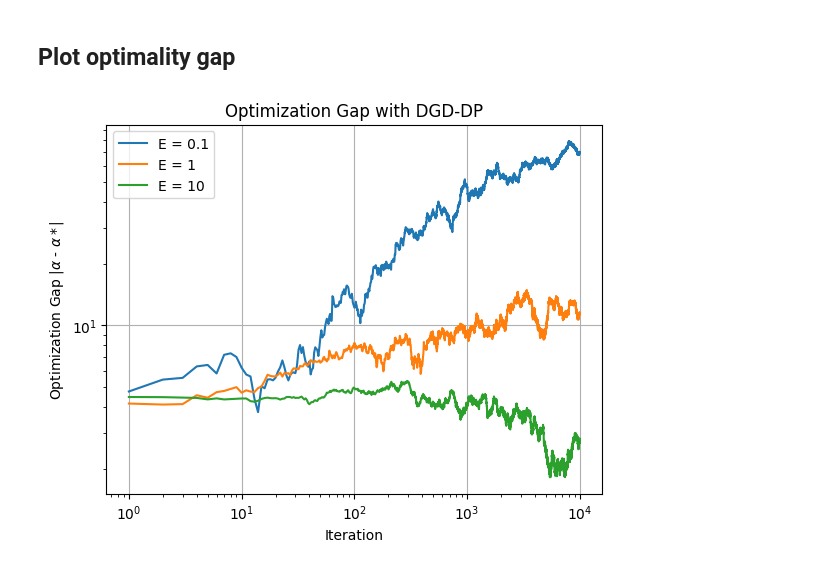
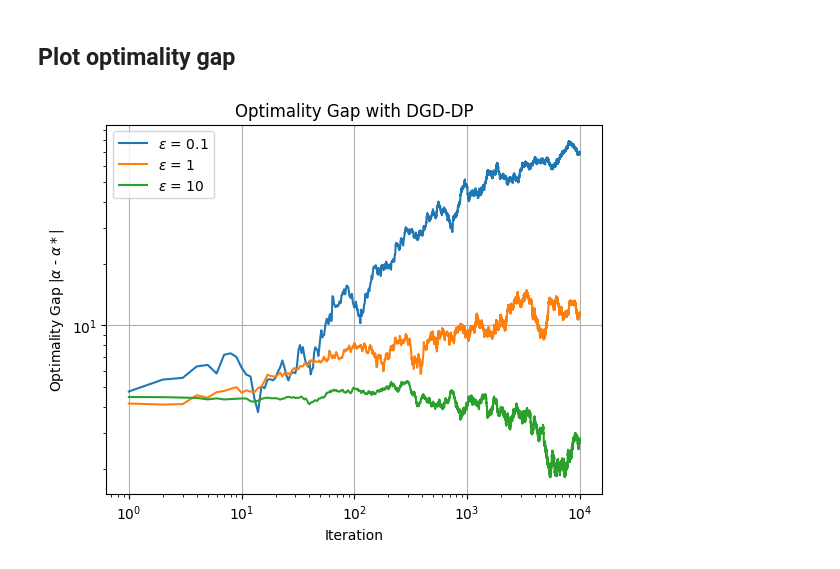
Before and after one commit to wendysanensta/cooperative_opt, a Jupyter notebook: Part3.ipynb, the cells around one changed output. Drawn from its saved outputs; the diff is of its cells as text; code cells hidden in the pictures.

```diff
--- a/Part3.ipynb
+++ b/Part3.ipynb
@@ -239,15 +239,15 @@ plt.show()
 # %%
 plt.figure()
 
 for e in range(len(epsilons)):
-    plt.loglog(np.arange(1, num_iterations + 1), opt_gap_dgd_dp[e], label=f'E = {epsilons[e]}')
+    plt.loglog(np.arange(1, num_iterations + 1), opt_gap_dgd_dp[e], label=f'$\\epsilon$ = {epsilons[e]}')
 
 plt.xlabel("Iteration")
-plt.ylabel("Optimization Gap |$\\alpha$ - $\\alpha*$|")
-plt.title("Optimization Gap with DGD-DP")
+plt.ylabel("Optimality Gap |$\\alpha$ - $\\alpha*$|")
+plt.title("Optimality Gap with DGD-DP")
 plt.legend()
 plt.grid(True)
 plt.yscale('log')
 plt.show()
 # %% [output]
-[figure, old version]
+[figure, new version]
```
